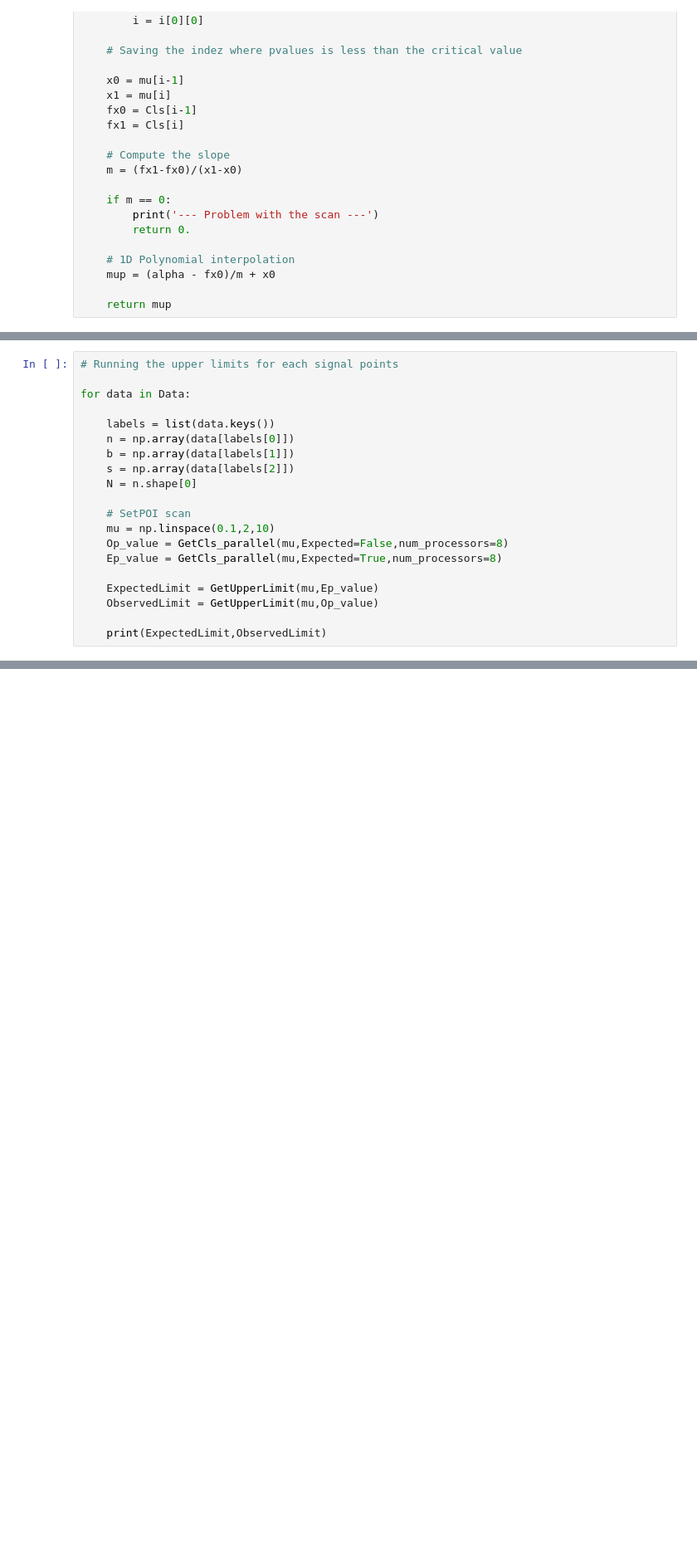
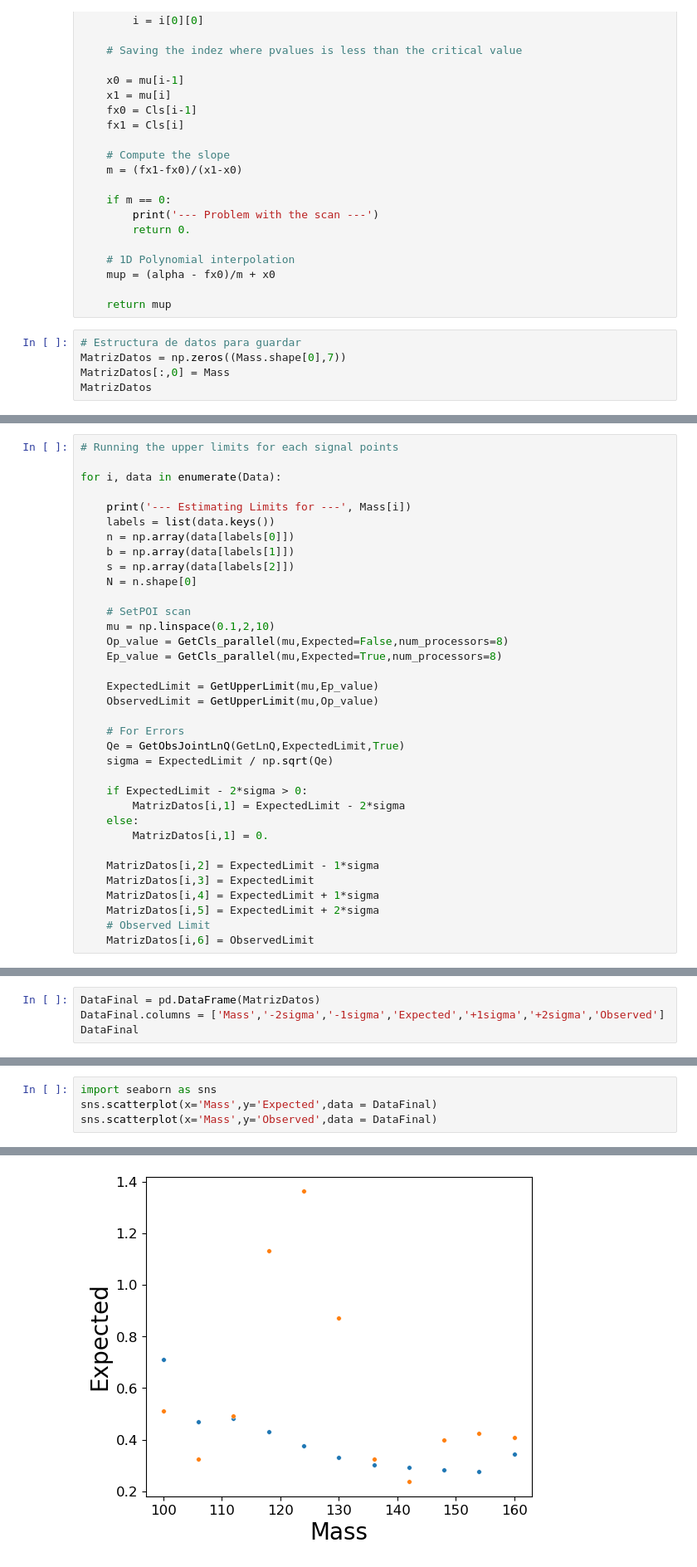
Before and after one commit to asegura4488/StatsHEP, a Jupyter notebook: MultiChannel/LEP/UpperLimitLnQParallel.ipynb, the cells around one changed output, grey strips where cells are left out. Shown at 83% size. Cells and saved outputs as stored; diff of their text form; blank space fills up the shorter version.

```diff
--- a/MultiChannel/LEP/UpperLimitLnQParallel.ipynb
+++ b/MultiChannel/LEP/UpperLimitLnQParallel.ipynb
@@ -181,3 +181,8 @@ def GetUpperLimit(mu,Cls,alpha = 0.05):
     mup = (alpha - fx0)/m + x0
 
     return mup
+# %%
+# Estructura de datos para guardar
+MatrizDatos = np.zeros((Mass.shape[0],7))
+MatrizDatos[:,0] = Mass
+MatrizDatos
@@ -184,8 +201,9 @@ def GetUpperLimit(mu,Cls,alpha = 0.05):
 # %%
 # Running the upper limits for each signal points
 
-for data in Data:
+for i, data in enumerate(Data):
 
+    print('--- Estimating Limits for ---', Mass[i])
     labels = list(data.keys())
     n = np.array(data[labels[0]])
     b = np.array(data[labels[1]])
@@ -200,5 +218,19 @@ for data in Data:
     ExpectedLimit = GetUpperLimit(mu,Ep_value)
     ObservedLimit = GetUpperLimit(mu,Op_value)
 
-    print(ExpectedLimit,ObservedLimit)
+    # For Errors
+    Qe = GetObsJointLnQ(GetLnQ,ExpectedLimit,True)
+    sigma = ExpectedLimit / np.sqrt(Qe)
+
+    if ExpectedLimit - 2*sigma > 0:
+        MatrizDatos[i,1] = ExpectedLimit - 2*sigma
+    else:
+        MatrizDatos[i,1] = 0.
+
+    MatrizDatos[i,2] = ExpectedLimit - 1*sigma
+    MatrizDatos[i,3] = ExpectedLimit
+    MatrizDatos[i,4] = ExpectedLimit + 1*sigma
+    MatrizDatos[i,5] = ExpectedLimit + 2*sigma
+    # Observed Limit
+    MatrizDatos[i,6] = ObservedLimit
 # %% [output]
@@ -215,0 +248,4 @@ for data in Data:
+# %%
+DataFinal = pd.DataFrame(MatrizDatos)
+DataFinal.columns = ['Mass','-2sigma','-1sigma','Expected','+1sigma','+2sigma','Observed']
+DataFinal
@@ -215,0 +267,5 @@ for data in Data:
+# %%
+import seaborn as sns
+sns.scatterplot(x='Mass',y='Expected',data = DataFinal)
+sns.scatterplot(x='Mass',y='Observed',data = DataFinal)
+# %% [output]
@@ -215,0 +273 @@ for data in Data:
+[figure, added]
```
Also changed, not shown: parts of 6 cells of this notebook.
